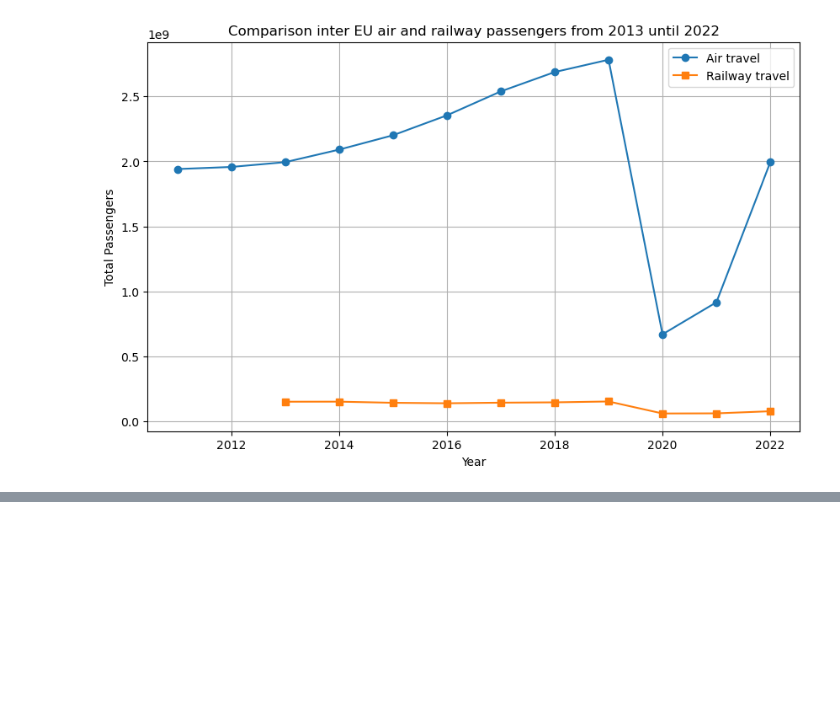
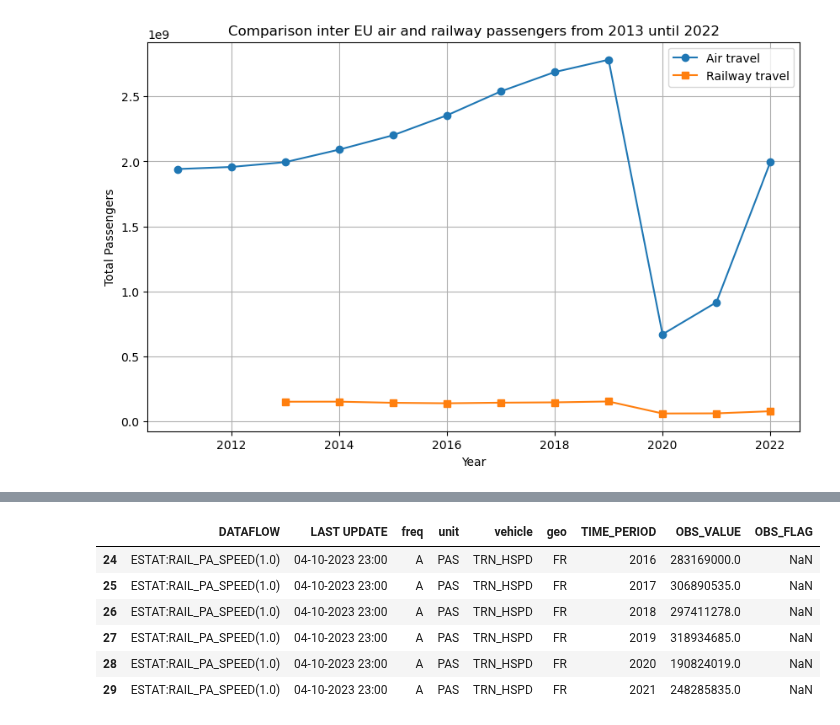
Before and after one commit to carolinemariew/Python-group-3, a Jupyter notebook: project_main.ipynb, the cells around one changed output, grey strips where cells are left out. Saved outputs shown, nothing was run; the diff lists cells and outputs as text; code cells hidden in the pictures; blank space fills up the shorter version.

```diff
--- a/project_main.ipynb
+++ b/project_main.ipynb
@@ -129,0 +181,11 @@ plt.show()
+# %%
+rail = df[df['geo']=="FR"] # the rail data in particular to France is taken from the main dataset
+rail
+# %% [output]
+|  | DATAFLOW | LAST UPDATE | freq | unit | vehicle | geo | TIME_PERIOD | OBS_VALUE | OBS_FLAG |
+| 24 | ESTAT:RAIL_PA_SPEED(1.0) | 04-10-2023 23:00 | A | PAS | TRN_HSPD | FR | 2016 | 283169000.0 | NaN |
+| 25 | ESTAT:RAIL_PA_SPEED(1.0) | 04-10-2023 23:00 | A | PAS | TRN_HSPD | FR | 2017 | 306890535.0 | NaN |
+| 26 | ESTAT:RAIL_PA_SPEED(1.0) | 04-10-2023 23:00 | A | PAS | TRN_HSPD | FR | 2018 | 297411278.0 | NaN |
+| 27 | ESTAT:RAIL_PA_SPEED(1.0) | 04-10-2023 23:00 | A | PAS | TRN_HSPD | FR | 2019 | 318934685.0 | NaN |
+| 28 | ESTAT:RAIL_PA_SPEED(1.0) | 04-10-2023 23:00 | A | PAS | TRN_HSPD | FR | 2020 | 190824019.0 | NaN |
+| 29 | ESTAT:RAIL_PA_SPEED(1.0) | 04-10-2023 23:00 | A | PAS | TRN_HSPD | FR | 2021 | 248285835.0 | NaN |
```
Also changed, not shown: parts of 5 cells of this notebook, 1 other file.
